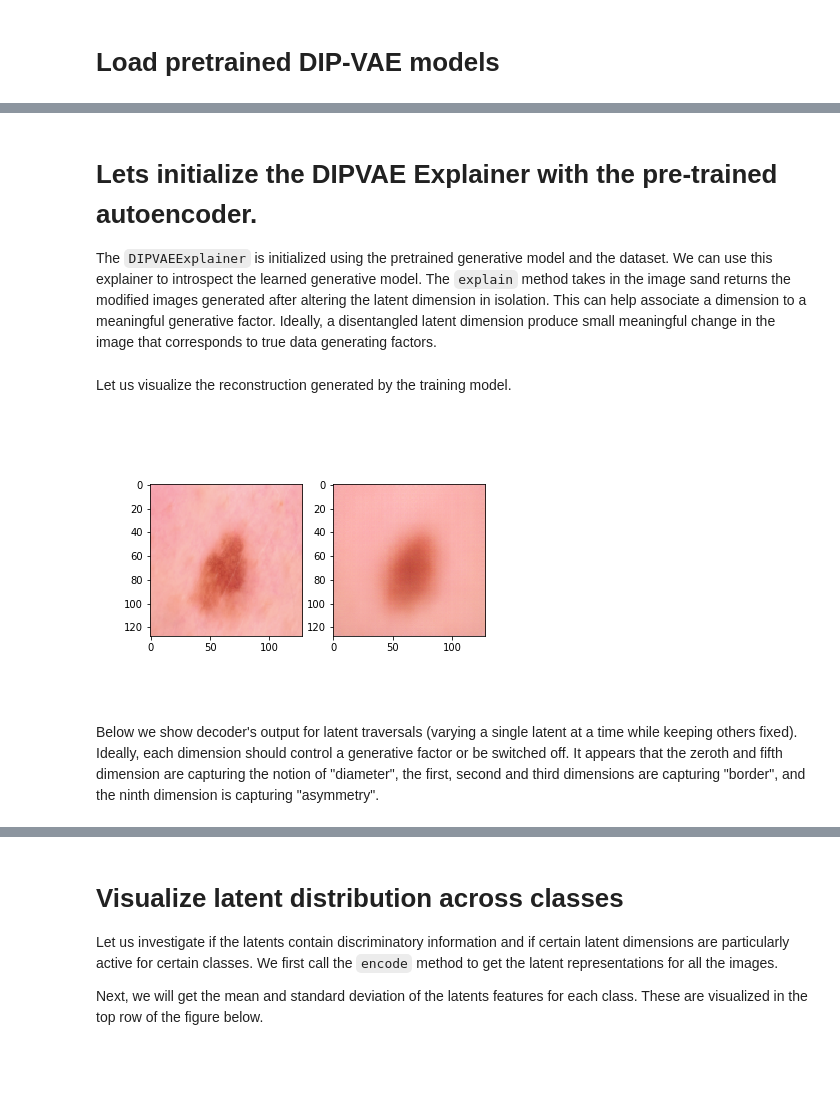
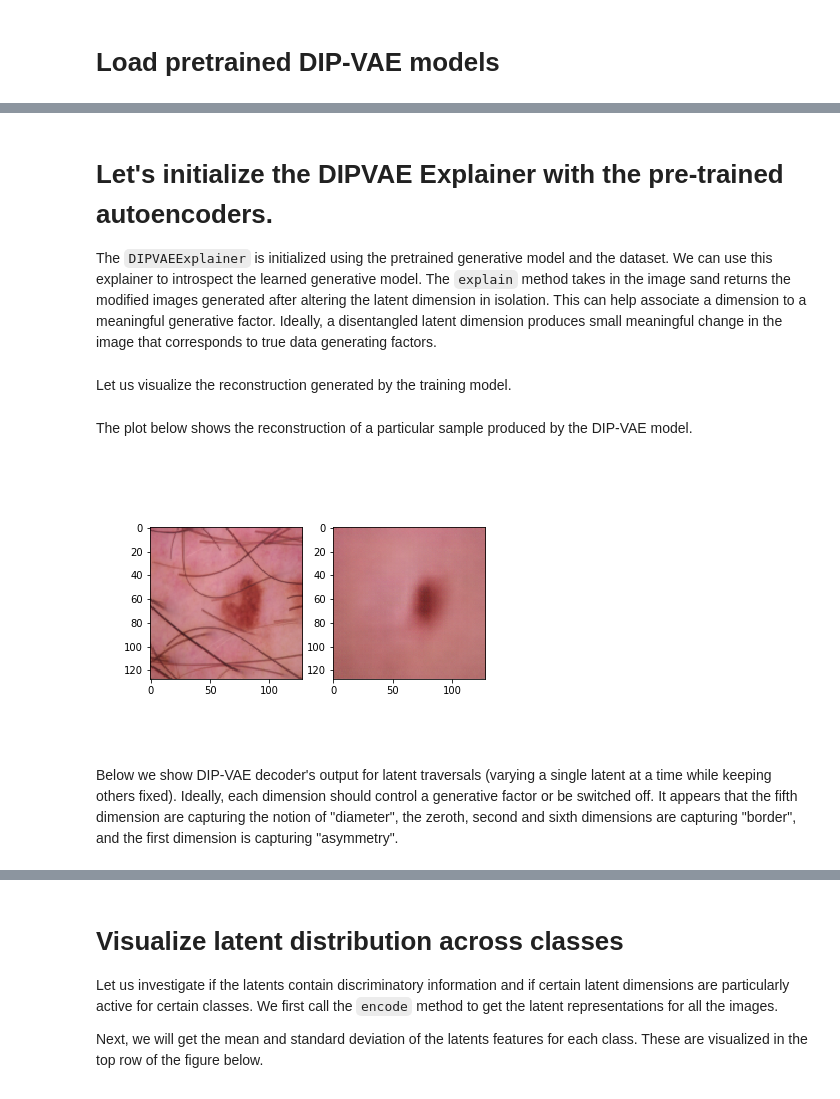
Before and after one commit to Trusted-AI/AIX360, a Jupyter notebook: examples/tutorials/dermoscopy.ipynb, the cells around one changed output, grey strips where cells are left out. Drawn from its saved outputs; the diff is of its cells as text; code cells hidden in the pictures; blank space fills up the shorter version.

```diff
--- a/examples/tutorials/dermoscopy.ipynb
+++ b/examples/tutorials/dermoscopy.ipynb
@@ -121,5 +152,5 @@ net.cuda_available=False
 # %% [markdown]
-# Lets initialize the DIPVAE Explainer with the pre-trained autoencoder.
+# Let's initialize the DIPVAE Explainer with the pre-trained autoencoders.
 
-The `DIPVAEExplainer` is initialized using the pretrained generative model and the dataset. We can use this explainer to introspect the learned generative model. The `explain` method takes in the image sand returns the modified images generated after altering the latent dimension in isolation. This can help associate a dimension to a meaningful generative factor. Ideally, a disentangled latent dimension produce small meaningful change in the image that corresponds to true data generating factors.
+The `DIPVAEExplainer` is initialized using the pretrained generative model and the dataset. We can use this explainer to introspect the learned generative model. The `explain` method takes in the image sand returns the modified images generated after altering the latent dimension in isolation. This can help associate a dimension to a meaningful generative factor. Ideally, a disentangled latent dimension produces small meaningful change in the image that corresponds to true data generating factors.
 # %%
@@ -138,9 +175,11 @@ for x, _ in dataset_obj.next_batch():
     break
+# %% [markdown]
+The plot below shows the reconstruction of a particular sample produced by the DIP-VAE model.
 # %%
 from IPython.display import Image
-Image(filename='recons_epoch_end_batch_id_end.png')
+Image(filename='plots/dipvaeii/recons_epoch_end_batch_id_end.png')
 # %% [output]
-[figure, old version]
+[figure, new version]
 # %% [markdown]
-Below we show decoder's output for latent traversals (varying a single latent at a time while keeping others fixed). Ideally, each dimension should control a generative factor or be switched off. It appears that the zeroth and fifth dimension are capturing the notion of "diameter", the first, second and third dimensions are capturing "border", and the ninth dimension is capturing "asymmetry".
+Below we show DIP-VAE decoder's output for latent traversals (varying a single latent at a time while keeping others fixed). Ideally, each dimension should control a generative factor or be switched off. It appears that the fifth dimension are capturing the notion of "diameter", the zeroth, second and sixth dimensions are capturing "border", and the first dimension is capturing "asymmetry".
 # %%
```
Also changed, not shown: parts of 39 cells of this notebook.
